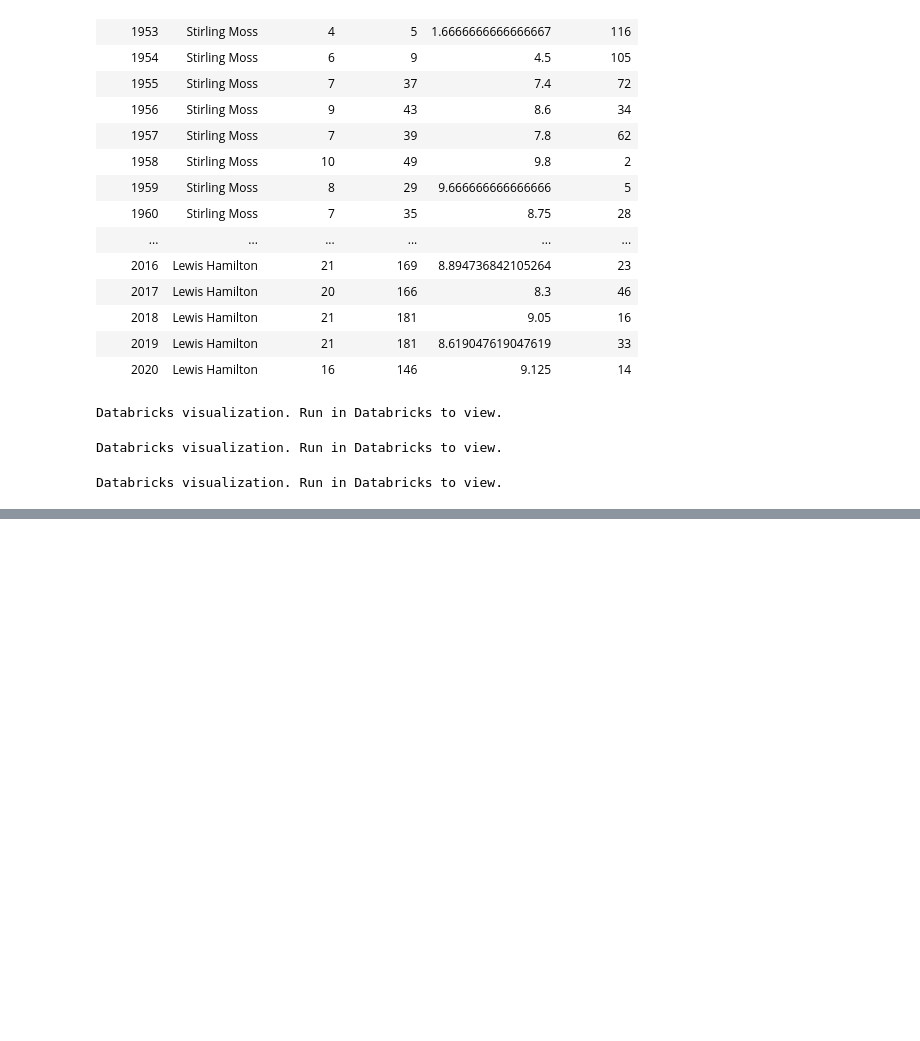
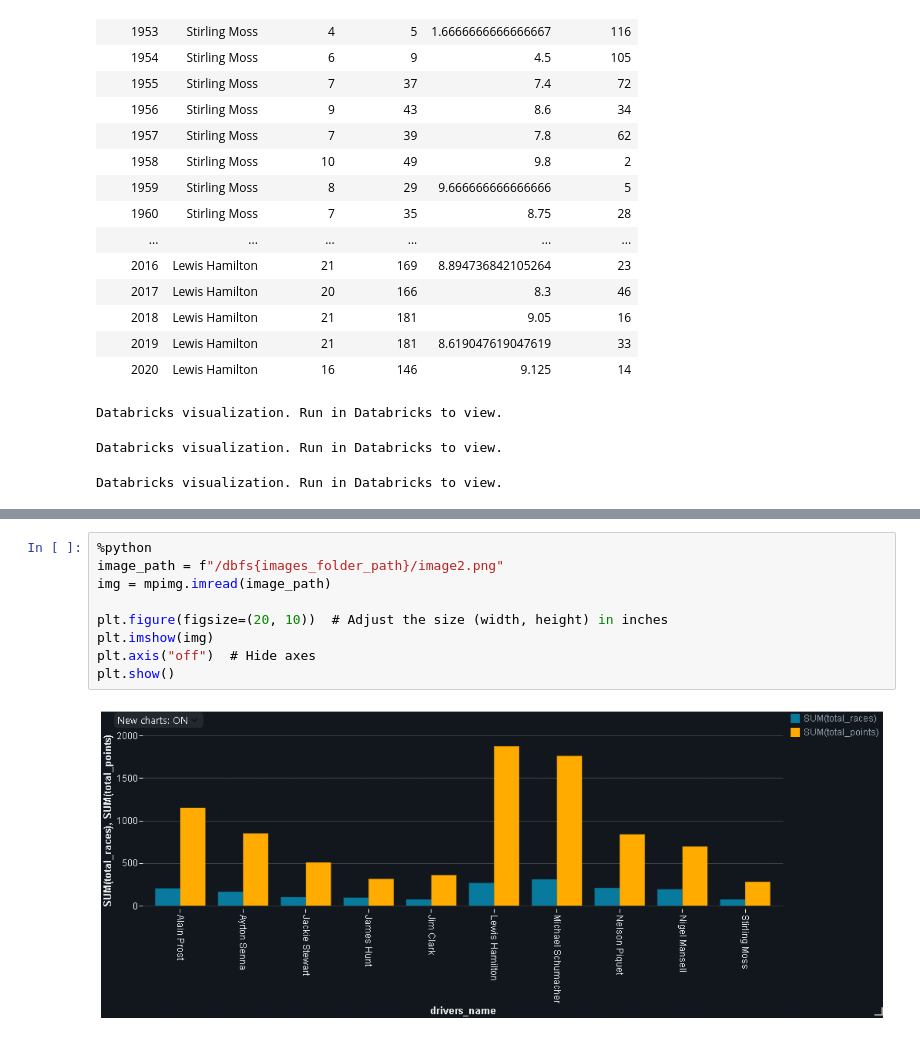
Before and after one commit to gj-goncalvescaldas/Azure, a Jupyter notebook: 1.find_dominant_drivers.ipynb, the cells around one changed output, grey strips where cells are left out. Drawn from its saved outputs; the diff is of its cells as text; blank space fills up the shorter version.

```diff
--- a/1.find_dominant_drivers.ipynb
+++ b/1.find_dominant_drivers.ipynb
@@ -74,0 +78,11 @@ plt.show()
+# %%
+%python
+image_path = f"/dbfs{images_folder_path}/image2.png"
+img = mpimg.imread(image_path)
+
+plt.figure(figsize=(20, 10))  # Adjust the size (width, height) in inches
+plt.imshow(img)
+plt.axis("off")  # Hide axes
+plt.show()
+# %% [output]
+[figure, added]
```
Also changed, not shown: parts of 2 cells of this notebook, 2 other files.
